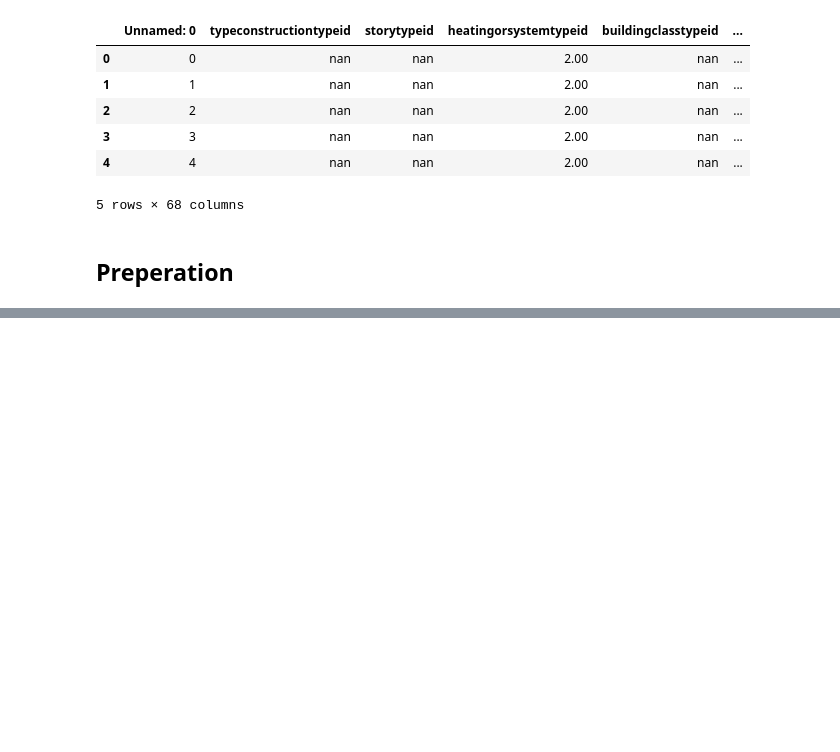
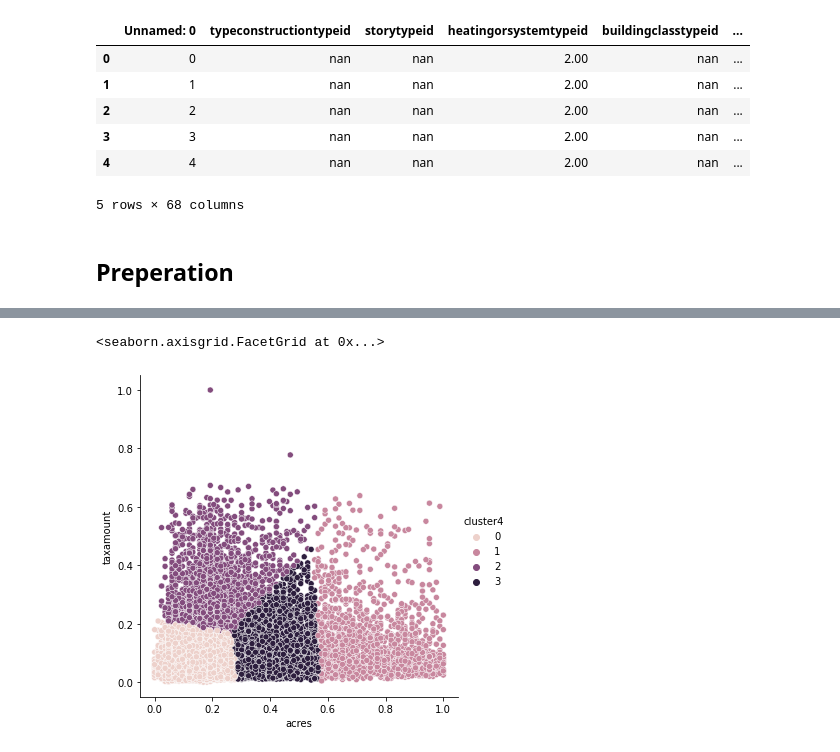
Before and after one commit to davidb-and-john/clustering-project, a Jupyter notebook: John/clustering_notebook.ipynb, the cells around one changed output, grey strips where cells are left out. Drawn from its saved outputs; the diff is of its cells as text; code cells hidden in the pictures; blank space fills up the shorter version.

```diff
--- a/John/clustering_notebook.ipynb
+++ b/John/clustering_notebook.ipynb
@@ -57,0 +164,4 @@ NameError: name 'train' is not defined
+# %%
+# assign variable we will use in our model
+
+X = acres_tax[['acres', 'taxamount']]
@@ -57,0 +196,4 @@ NameError: name 'train' is not defined
+# %%
+kmeans = KMeans(n_clusters=4)
+
+## make the model, n_clusters being how many clusters you want in your model
@@ -57,0 +212,4 @@ NameError: name 'train' is not defined
+# %%
+acres_tax['cluster4'] = kmeans.predict(X)
+
+## store the predictions as a column on your df
@@ -57,0 +226,5 @@ NameError: name 'train' is not defined
+# %%
+sns.relplot(data=acres_tax, x='acres', y='taxamount', hue='cluster4')
+# %% [output]
+<seaborn.axisgrid.FacetGrid at 0x...>
+[figure, added]
```
Also changed, not shown: parts of 55 cells of this notebook, 1 other file.
